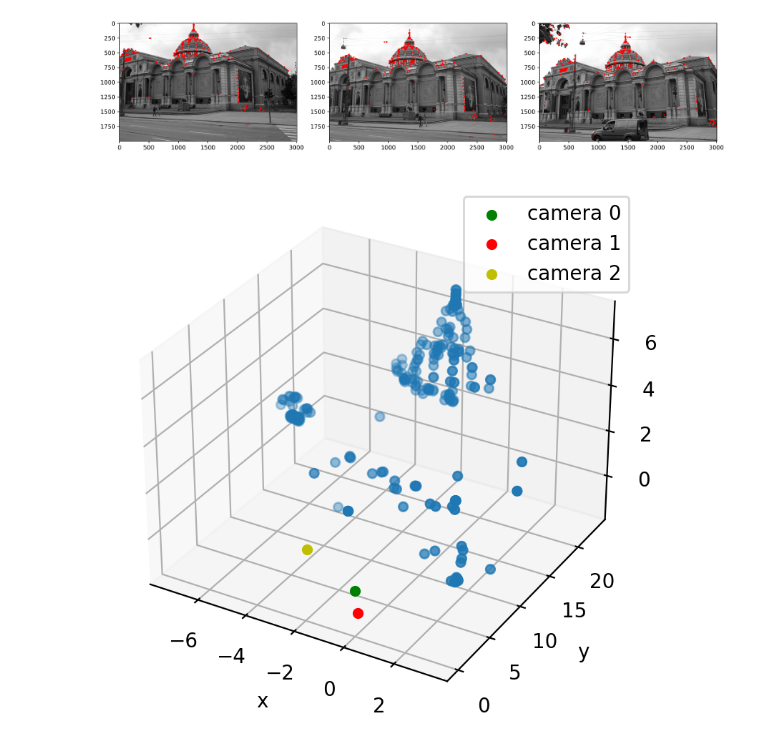
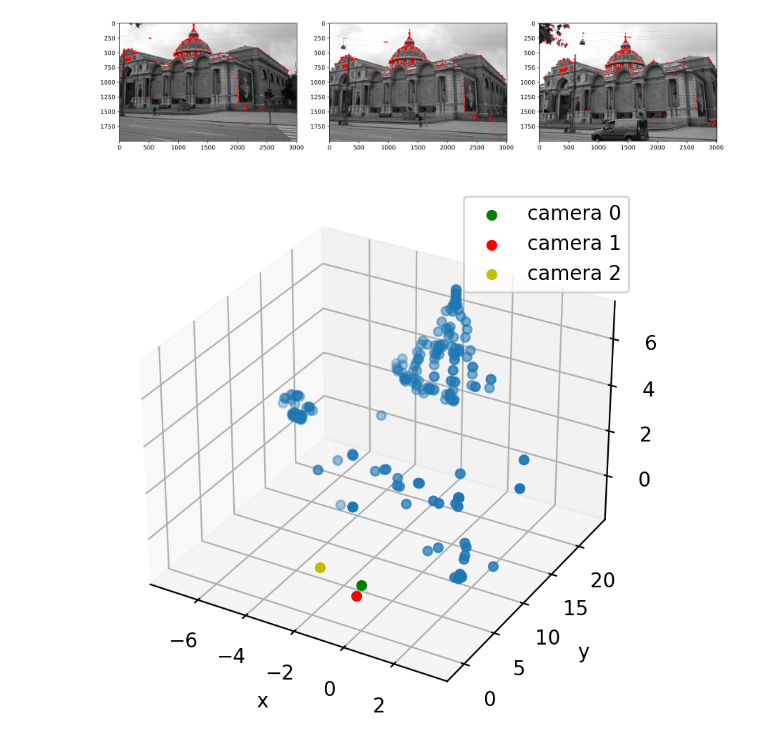
Before and after one commit to AndreasLH/CVex, a Jupyter notebook: w11.ipynb, the cells around one changed output. Drawn from its saved outputs; the diff is of its cells as text; code cells hidden in the pictures.

```diff
--- a/w11.ipynb
+++ b/w11.ipynb
@@ -90,20 +91,18 @@ rvec = cv2.Rodrigues(rvec)[0]
 # %%
 %matplotlib inline
 # %matplotlib qt
 fig = plt.figure(dpi=200)
 ax = fig.add_subplot(projection='3d')
 space_points = Q.T[inliers.flatten()].T
 ax.scatter(space_points[0,:], space_points[2,:], -space_points[1,:]);
 ax.set_xlabel('x'); ax.set_ylabel('y'); ax.set_zlabel('z');
 # plot the cameras
 orientation = rvec.T
 position = -rvec.T @ t
-position = position.flatten()
 ax.scatter(0,0,0, color='g',label='camera 0');
-ax.scatter(*position, color='r',label='camera 1');
-position = -rvec.T @ tvecs
-position = position.flatten()
-ax.scatter(*position, color='y', label='camera 2');
+ax.scatter(position[0,:], position[2,:], -position[1,:], color='r',label='camera 1');
+position2 = -rvec.T @ tvecs
+ax.scatter(position2[0,:], position2[2,:], -position2[1,:], color='y', label='camera 2');
 ax.legend();
 # %% [output]
-[figure, old version]
+[figure, new version]
```
Also changed, not shown: parts of 4 cells of this notebook.
